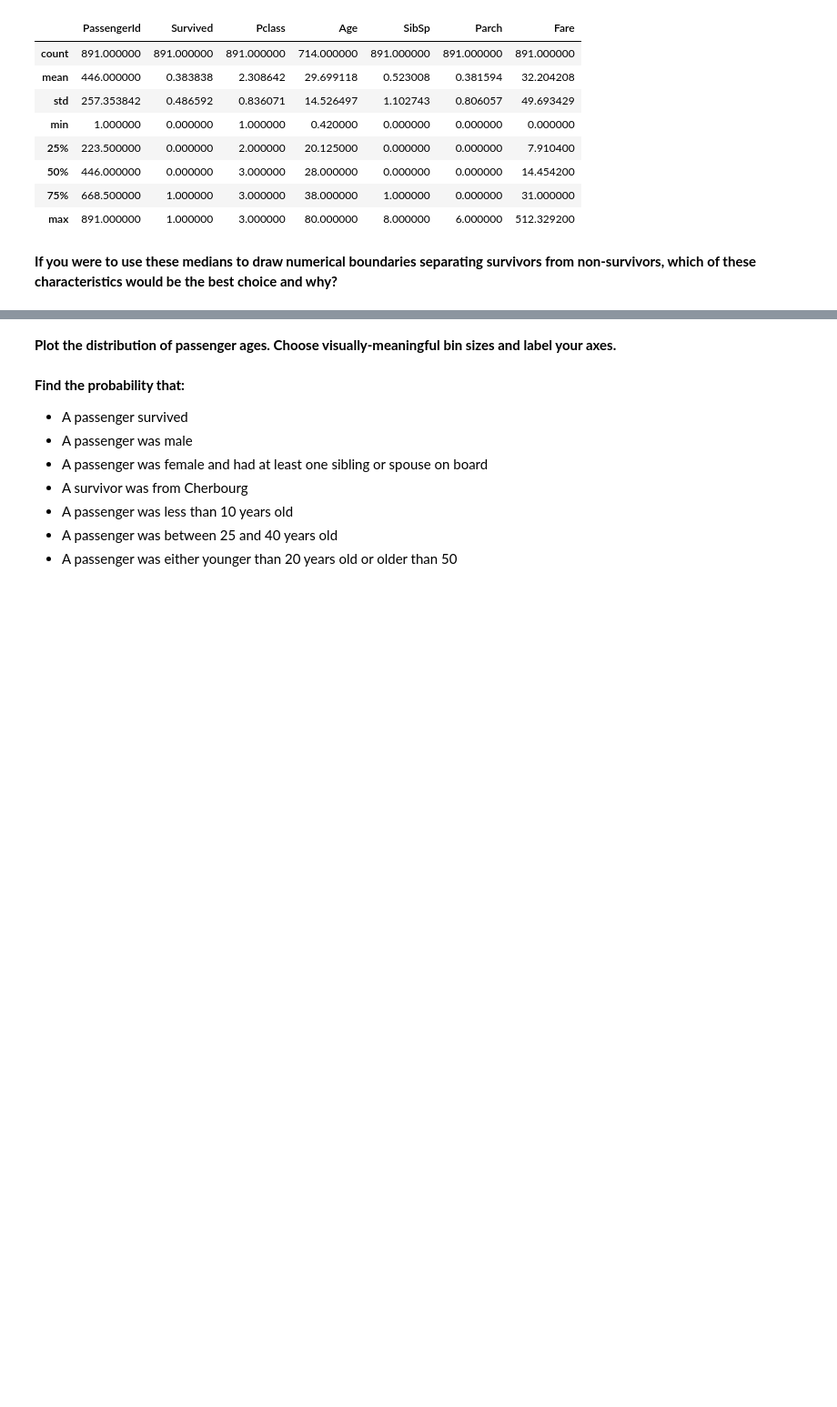
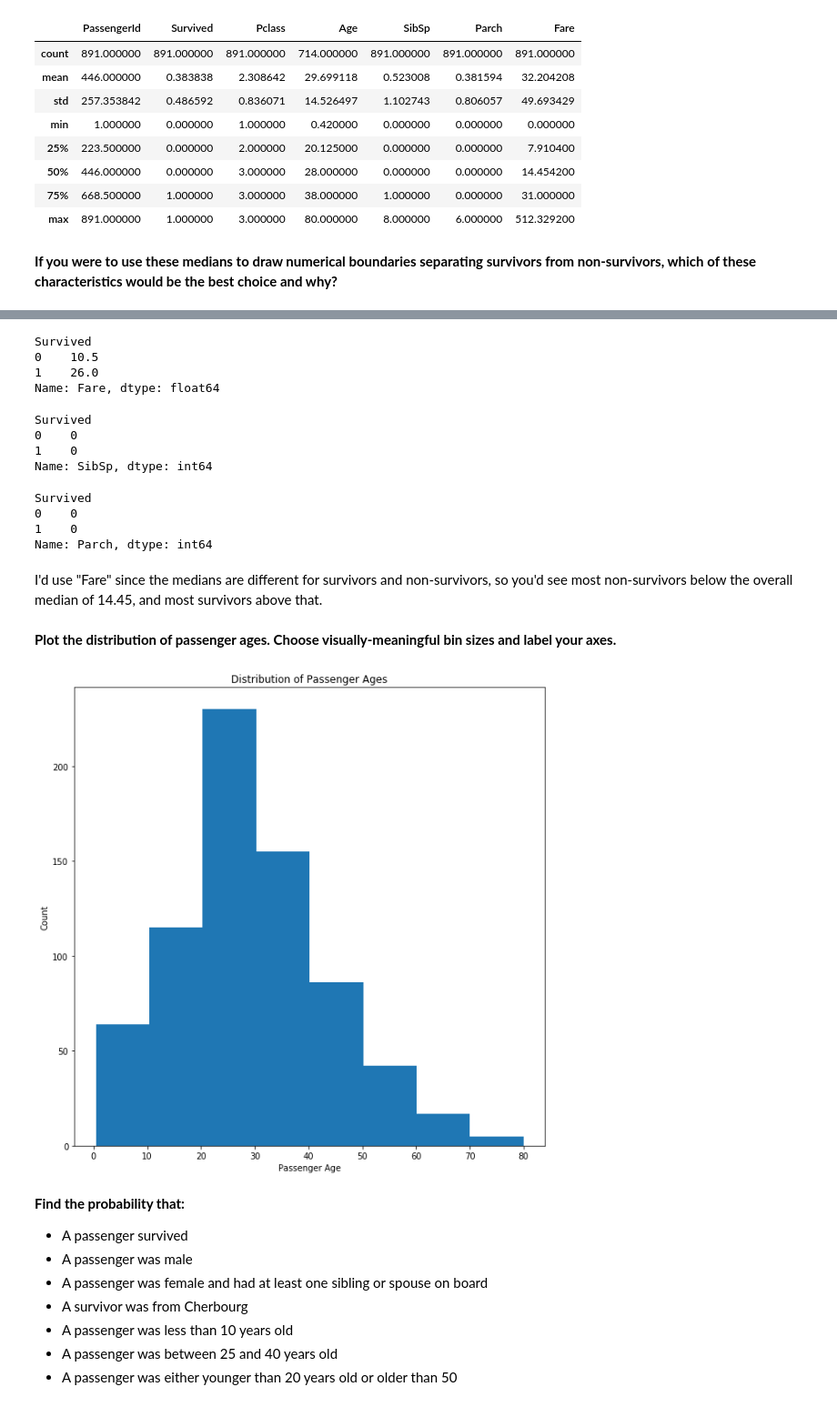
Before and after one commit to jsenft/k2_foundations, a Jupyter notebook: titanic/titanic.ipynb, the cells around one changed output, grey strips where cells are left out. Shown: that part at 91% size. Drawn from its saved outputs; the diff is of its cells as text; code cells hidden in the pictures; blank space fills up the shorter version.

```diff
--- a/titanic/titanic.ipynb
+++ b/titanic/titanic.ipynb
@@ -321,13 +324,36 @@ nonsurv_ages = nonsurvivors['Age'].dropna(axis=0, how='all')
+# %%
+df.groupby('Survived')['Fare'].median()
+# %% [output]
+Survived
+0    10.5
+1    26.0
+Name: Fare, dtype: float64
+# %%
+df.groupby('Survived')['SibSp'].median()
+# %% [output]
+Survived
+0    0
+1    0
+Name: SibSp, dtype: int64
+# %%
+df.groupby('Survived')['Parch'].median()
+# %% [output]
+Survived
+0    0
+1    0
+Name: Parch, dtype: int64
+# %% [markdown]
+I'd use "Fare" since the medians are different for survivors and non-survivors, so you'd see most non-survivors below the overall median of 14.45, and most survivors above that.
 # %% [markdown]
 **Plot the distribution of passenger ages. Choose visually-meaningful bin sizes and label your axes.**
 # %%
-all_ages = df['Age'].dropna(axis=0, how='all')
-all_ages.plot(kind='hist', bins=8, figsize=(10, 10))
-plt.vlines(med_age, ymin=0, ymax=230, linewidth=1.0, color="y")
+df.Age.plot(kind='hist', bins=8, figsize=(10, 10))
 plt.xlabel('Passenger Age')
 plt.ylabel('Count')
-plt.title('Reported Ages - All passengers')
+plt.title('Distribution of Passenger Ages')
 plt.show()
+# %% [output]
+[figure, added]
 # %% [markdown]
 **Find the probability that:**
 - A passenger survived
```
Also changed, not shown: parts of 3 cells of this notebook.
